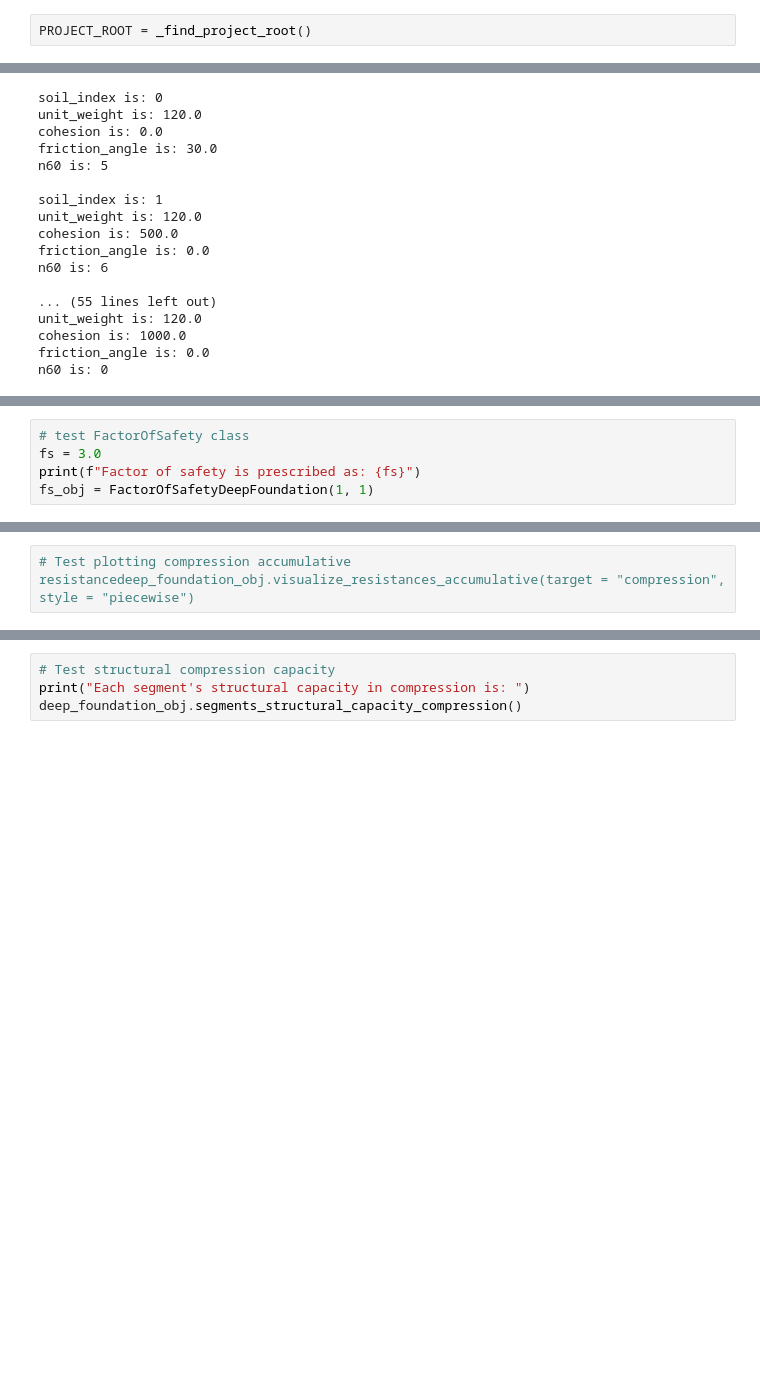
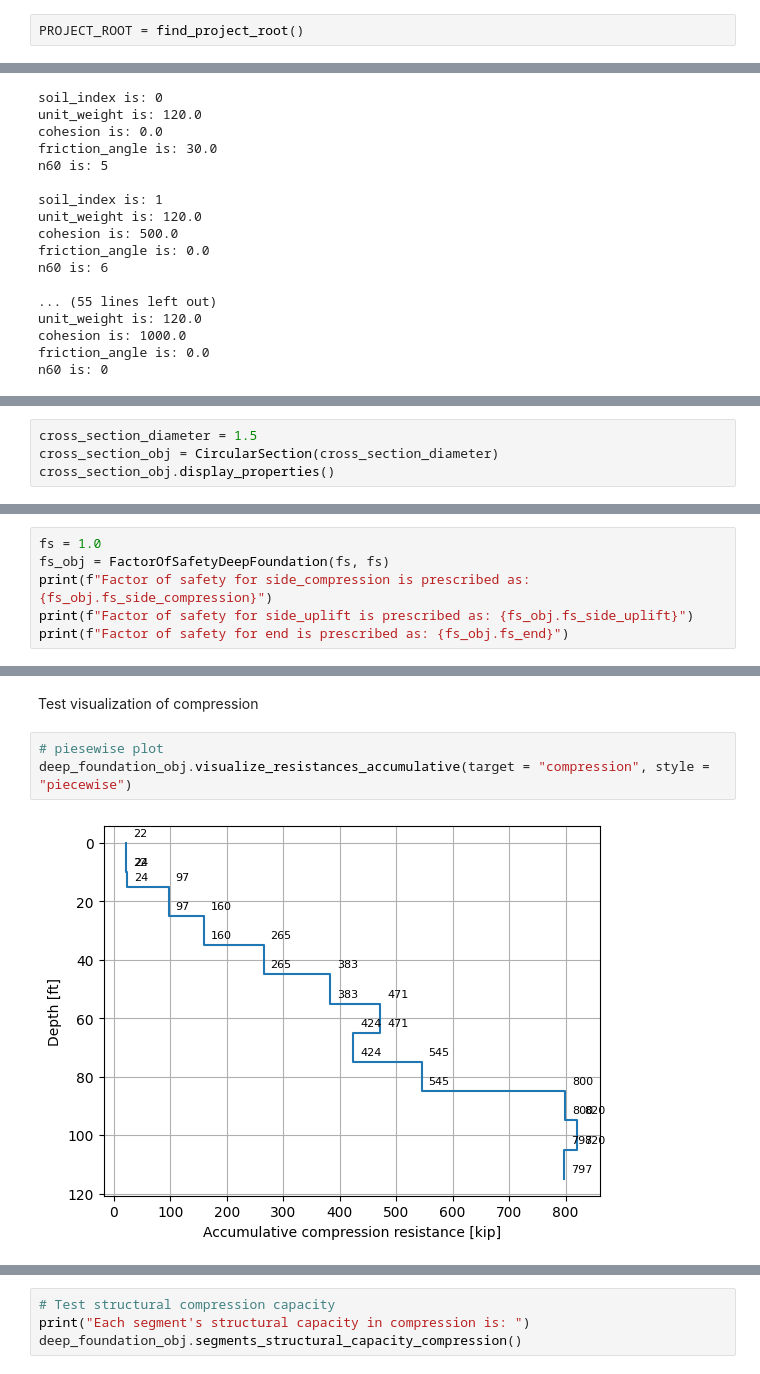
Before and after one commit to Drzyjiang/Deep_Foundation_Bearing_Capacity, a Jupyter notebook: notebooks/deep_foundation_capacity_soil.ipynb, the cells around one changed output, grey strips where cells are left out. Saved outputs shown, nothing was run; the diff lists cells and outputs as text; blank space fills up the shorter version.

```diff
--- a/notebooks/deep_foundation_capacity_soil.ipynb
+++ b/notebooks/deep_foundation_capacity_soil.ipynb
@@ -32,2 +37,2 @@ from deep_foundation_bearing_capacity.segments.unit_resistance import (
 # %%
-PROJECT_ROOT = _find_project_root()
+PROJECT_ROOT = find_project_root()
@@ -143,0 +162,4 @@ Cross section perimeter is: 4.71
+# %%
+cross_section_diameter = 1.5
+cross_section_obj = CircularSection(cross_section_diameter)
+cross_section_obj.display_properties()
@@ -156,6 +187,7 @@ Top segment side surface area is: 47.12
 # %%
-# test FactorOfSafety class
-fs = 3.0
-print(f"Factor of safety is prescribed as: {fs}")
-fs_obj = FactorOfSafetyDeepFoundation(1, 1)
+fs = 1.0
+fs_obj = FactorOfSafetyDeepFoundation(fs, fs)
+print(f"Factor of safety for side_compression is prescribed as: {fs_obj.fs_side_compression}")
+print(f"Factor of safety for side_uplift is prescribed as: {fs_obj.fs_side_uplift}")
+print(f"Factor of safety for end is prescribed as: {fs_obj.fs_end}")
 # %% [output]
@@ -311,6 +333,11 @@ Accumulative uplift resistance is:
 602504 lb.
 667413 lb.
 694880 lb.
+# %% [markdown]
+Test visualization of compression
 # %%
-# Test plotting compression accumulative resistancedeep_foundation_obj.visualize_resistances_accumulative(target = "compression", style = "piecewise")
+# piesewise plot
+deep_foundation_obj.visualize_resistances_accumulative(target = "compression", style = "piecewise")
+# %% [output]
+[figure, added]
 # %%
```
Also changed, not shown: parts of 44 cells of this notebook, 5 other files.
